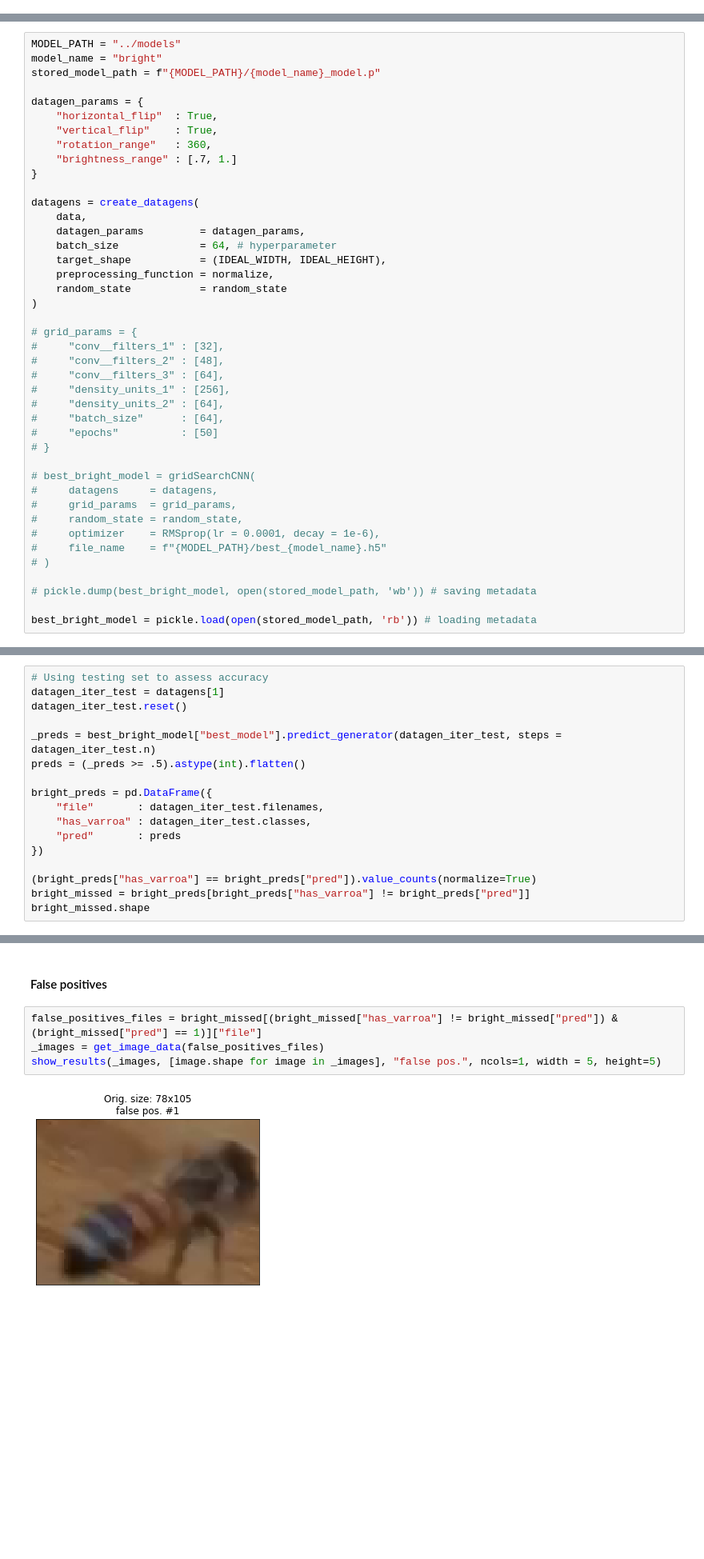
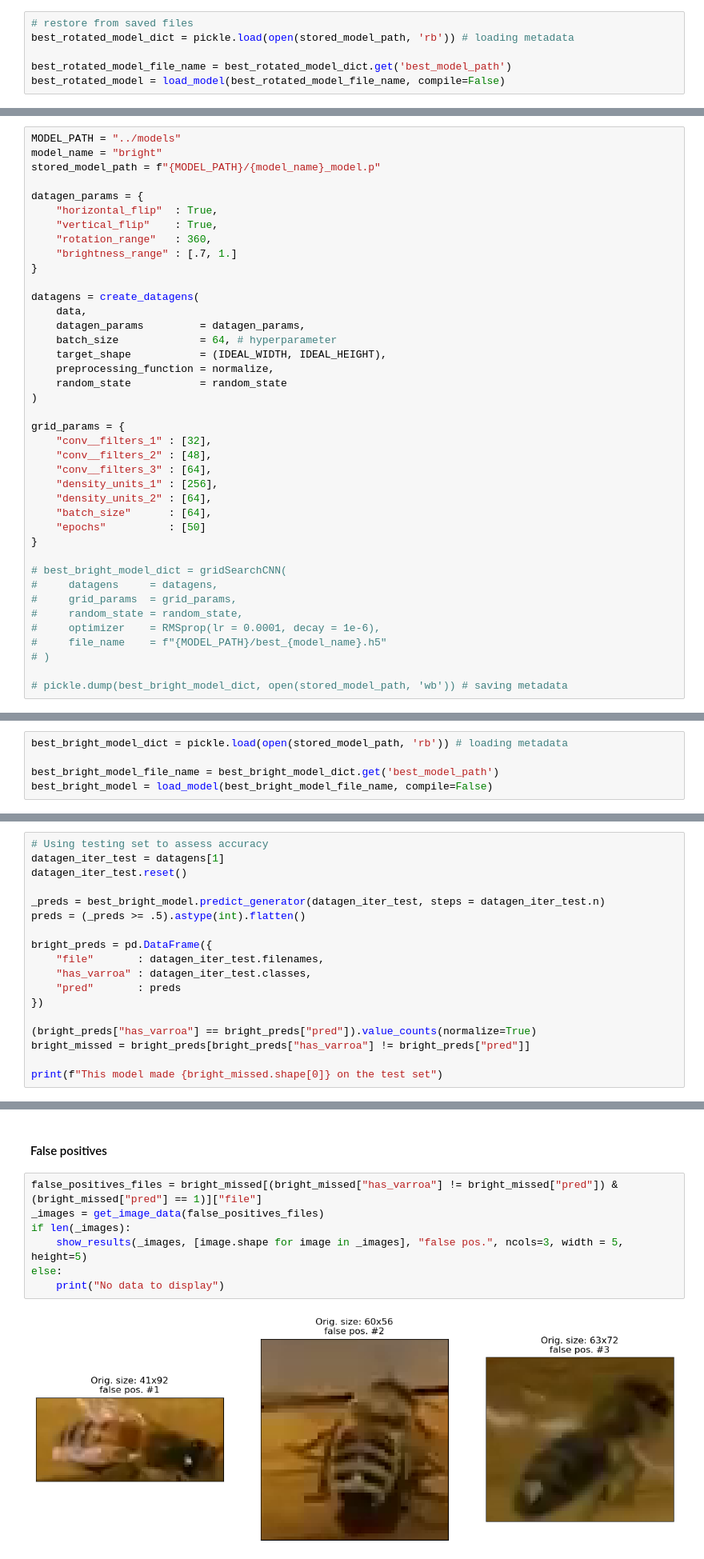
Before and after one commit to Shaddyjr/bee-image-classifier, a Jupyter notebook: code/project_notebook.ipynb, the cells around one changed output, grey strips where cells are left out. Shown at 80% size. Drawn from its saved outputs; the diff is of its cells as text; blank space fills up the shorter version.

```diff
--- a/code/project_notebook.ipynb
+++ b/code/project_notebook.ipynb
@@ -1014,2 +1022,8 @@ Epoch 50/50
+# %%
+# restore from saved files
+best_rotated_model_dict = pickle.load(open(stored_model_path, 'rb')) # loading metadata
+
+best_rotated_model_file_name = best_rotated_model_dict.get('best_model_path')
+best_rotated_model = load_model(best_rotated_model_file_name, compile=False)
 # %% [markdown]
 ### Rotation + Mirror Transformation Model Evaluation
@@ -1123,17 +1142,17 @@ datagens = create_datagens(
     random_state           = random_state
 )
 
-# grid_params = {
-#     "conv__filters_1" : [32],
-#     "conv__filters_2" : [48],
-#     "conv__filters_3" : [64],
-#     "density_units_1" : [256],
-#     "density_units_2" : [64],
-#     "batch_size"      : [64],
-#     "epochs"          : [50]
-# }
+grid_params = {
+    "conv__filters_1" : [32],
+    "conv__filters_2" : [48],
+    "conv__filters_3" : [64],
+    "density_units_1" : [256],
+    "density_units_2" : [64],
+    "batch_size"      : [64],
+    "epochs"          : [50]
+}
 
-# best_bright_model = gridSearchCNN(
+# best_bright_model_dict = gridSearchCNN(
 #     datagens     = datagens,
 #     grid_params  = grid_params,
 #     random_state = random_state,
@@ -1141,9 +1160,7 @@ datagens = create_datagens(
 #     file_name    = f"{MODEL_PATH}/best_{model_name}.h5"
 # )
 
-# pickle.dump(best_bright_model, open(stored_model_path, 'wb')) # saving metadata
-
-best_bright_model = pickle.load(open(stored_model_path, 'rb')) # loading metadata
+# pickle.dump(best_bright_model_dict, open(stored_model_path, 'wb')) # saving metadata
 # %% [output]
 Found 2956 validated image filenames belonging to 2 classes.
 Found 1479 validated image filenames belonging to 2 classes.
@@ -1165,2 +1167,7 @@ Epoch 50/50
+# %%
+best_bright_model_dict = pickle.load(open(stored_model_path, 'rb')) # loading metadata
+
+best_bright_model_file_name = best_bright_model_dict.get('best_model_path')
+best_bright_model = load_model(best_bright_model_file_name, compile=False)
 # %% [markdown]
 ### Brightness Transformation Model Evaluation
@@ -1183,7 +1190,7 @@ This model has 98.9% training accuracy and __99.5% testing accuracy__ making it
 datagen_iter_test = datagens[1]
 datagen_iter_test.reset()
 
-_preds = best_bright_model["best_model"].predict_generator(datagen_iter_test, steps = datagen_iter_test.n)
+_preds = best_bright_model.predict_generator(datagen_iter_test, steps = datagen_iter_test.n)
 preds = (_preds >= .5).astype(int).flatten()
 
 bright_preds = pd.DataFrame({
@@ -1194,5 +1201,6 @@ bright_preds = pd.DataFrame({
 
 (bright_preds["has_varroa"] == bright_preds["pred"]).value_counts(normalize=True)
 bright_missed = bright_preds[bright_preds["has_varroa"] != bright_preds["pred"]]
-bright_missed.shape
+
+print(f"This model made {bright_missed.shape[0]} on the test set")
 # %% [output]
@@ -1206,6 +1214,9 @@ We find 7 total missclassifications from the test dataset, 3 fewer than the prev
 # %%
 false_positives_files = bright_missed[(bright_missed["has_varroa"] != bright_missed["pred"]) & (bright_missed["pred"] == 1)]["file"]
 _images = get_image_data(false_positives_files)
-show_results(_images, [image.shape for image in _images], "false pos.", ncols=1, width = 5, height=5)
+if len(_images):
+    show_results(_images, [image.shape for image in _images], "false pos.", ncols=3, width = 5, height=5)
+else:
+    print("No data to display")
 # %% [output]
-[figure, old version]
+[figure, new version]
```
Also changed, not shown: parts of 70 cells of this notebook, 6 other files.
